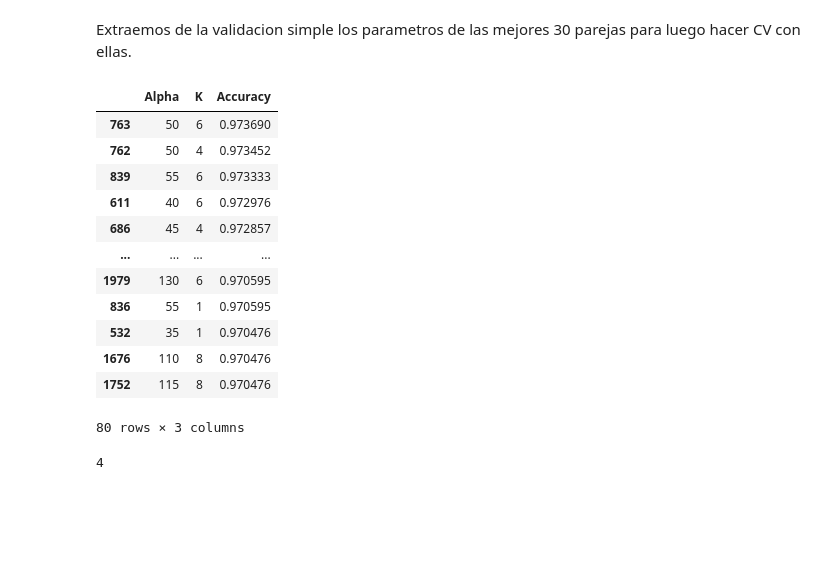
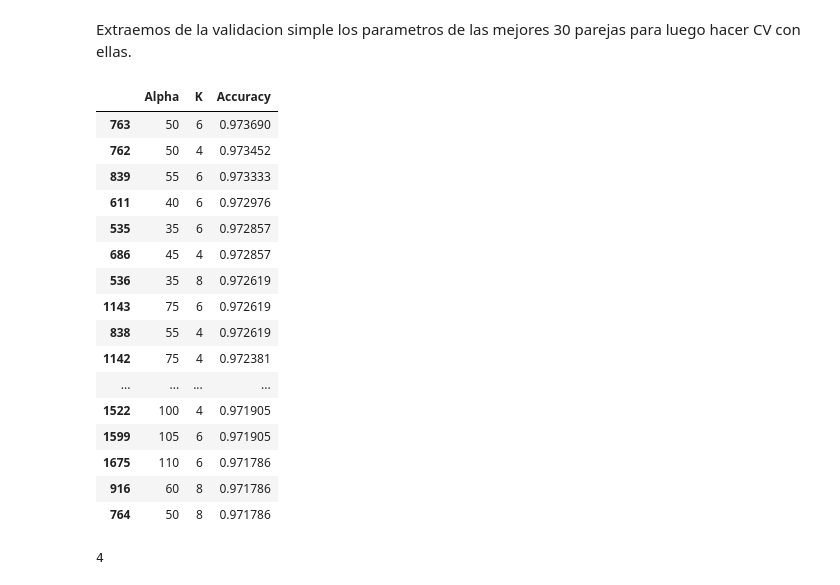
Before and after one commit to fzanollo/metodos-num, a Jupyter notebook: tp2/notebooks/preliminares.ipynb, the cells around one changed output. Cells and saved outputs as stored; diff of their text form; code cells hidden in the pictures; blank space fills up the shorter version.

```diff
--- a/tp2/notebooks/preliminares.ipynb
+++ b/tp2/notebooks/preliminares.ipynb
@@ -227,7 +344,8 @@ val_simple_reshape
 #Limpieza para visualizar mejor el heatmap
 
 filtro = val_simple["Alpha"] > 10
-val_simple= val_simple[filtro]
+filtro2 =165 > val_simple["Alpha"]
+val_simple= val_simple[filtro][filtro2]
 val_simple_reshape = val_simple.pivot("Alpha","K","Accuracy")
 val_simple_reshape
 # %% [output]
@@ -265,21 +384,25 @@ Text(0.5, 1.0, 'Validacion Simple ')
 # %% [markdown]
 Extraemos de la validacion simple los parametros de las mejores 30 parejas para luego hacer CV con ellas.
 # %%
-val_simple.sort_values(by=['Accuracy'],ascending = False).head(80)
+val_simple.sort_values(by=['Accuracy'],ascending = False).head(30)
 # %% [output]
 |  | Alpha | K | Accuracy |
 | 763 | 50 | 6 | 0.973690 |
 | 762 | 50 | 4 | 0.973452 |
 | 839 | 55 | 6 | 0.973333 |
 | 611 | 40 | 6 | 0.972976 |
+| 535 | 35 | 6 | 0.972857 |
 | 686 | 45 | 4 | 0.972857 |
+| 536 | 35 | 8 | 0.972619 |
+| 1143 | 75 | 6 | 0.972619 |
+| 838 | 55 | 4 | 0.972619 |
+| 1142 | 75 | 4 | 0.972381 |
 | ... | ... | ... | ... |
-| 1979 | 130 | 6 | 0.970595 |
-| 836 | 55 | 1 | 0.970595 |
-| 532 | 35 | 1 | 0.970476 |
-| 1676 | 110 | 8 | 0.970476 |
-| 1752 | 115 | 8 | 0.970476 |
+| 1522 | 100 | 4 | 0.971905 |
+| 1599 | 105 | 6 | 0.971905 |
+| 1675 | 110 | 6 | 0.971786 |
+| 916 | 60 | 8 | 0.971786 |
+| 764 | 50 | 8 | 0.971786 |
-80 rows × 3 columns
 # %%
 mejores_k = val_simple.sort_values(by=['Accuracy'],ascending = False).head(30)["K"].unique()
 mejores_k = list(map(int, mejores_k))
```
Also changed, not shown: parts of 30 cells of this notebook.
